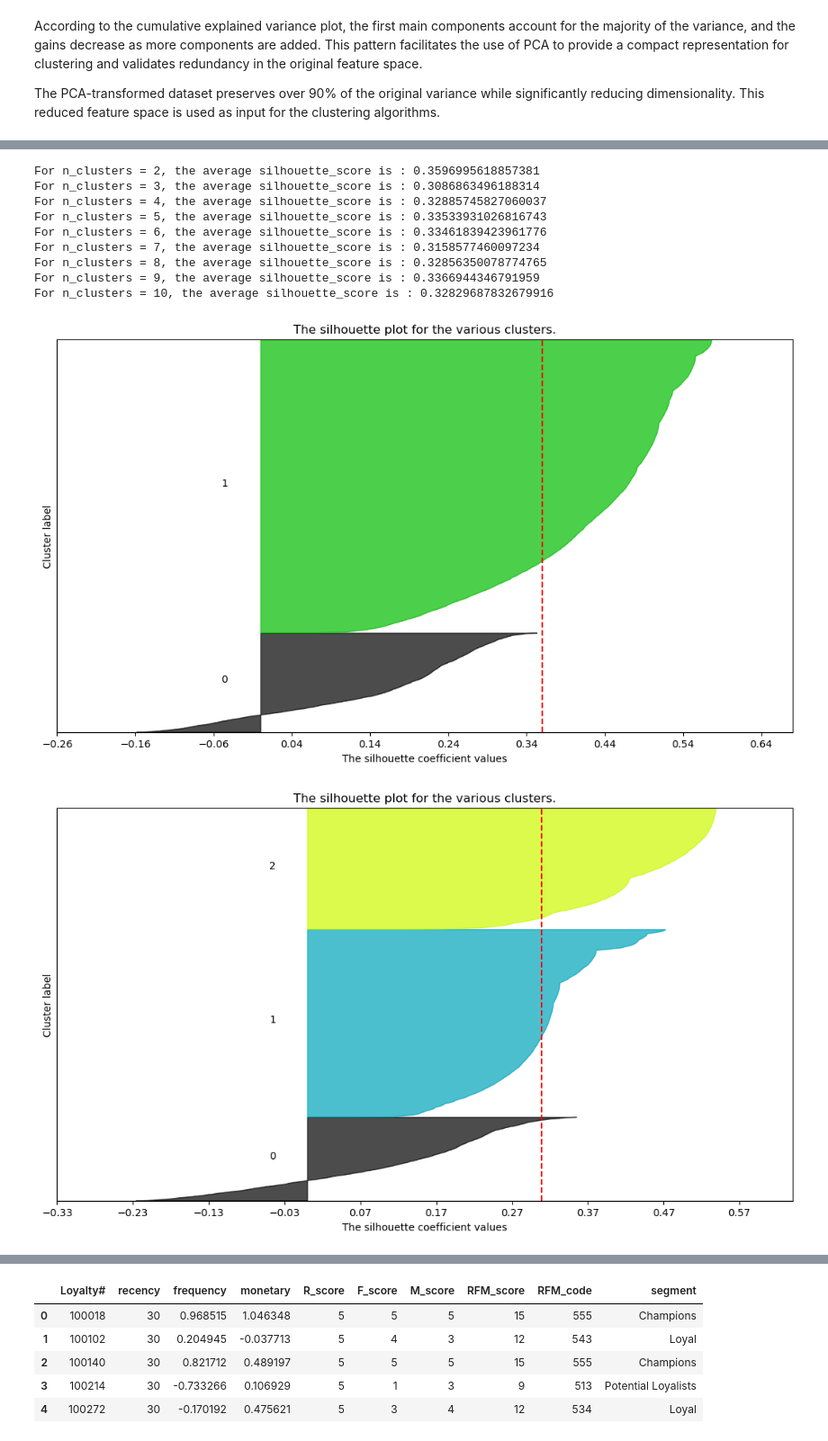
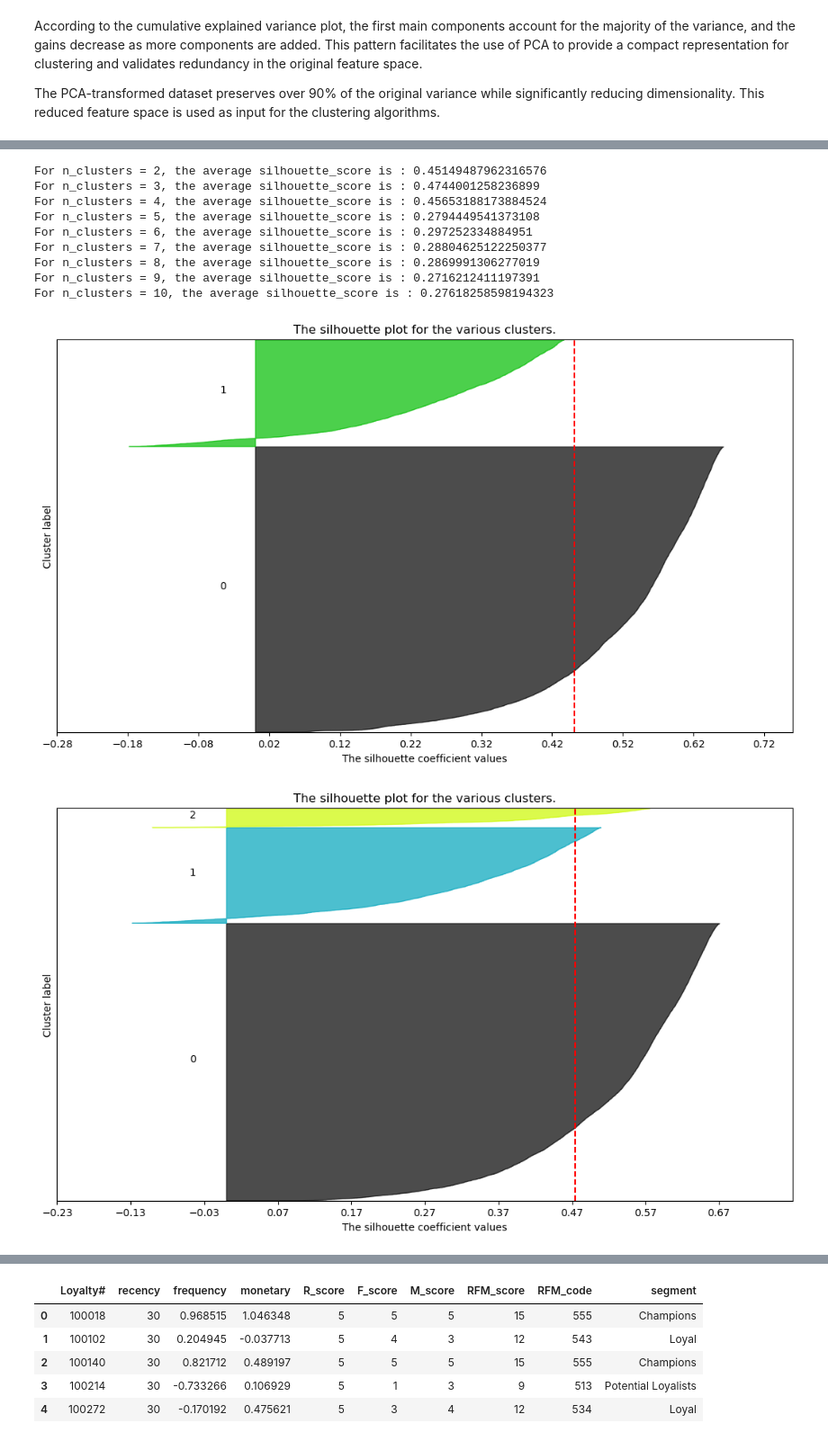
Before and after one commit to ammarCanc/Data-Mining-Project, a Jupyter notebook: Group25_EDA_Code/Group_25_combined_with_VBS.ipynb, the cells around one changed output, grey strips where cells are left out. Shown at 90% size. Cells and saved outputs as stored; diff of their text form; code cells hidden in the pictures.

```diff
--- a/Group25_EDA_Code/Group_25_combined_with_VBS.ipynb
+++ b/Group25_EDA_Code/Group_25_combined_with_VBS.ipynb
@@ -859,14 +864,12 @@ memory usage: 4.0+ MB
 # %%
 cols_to_drop = [
-    "customer_lifetime_value",
     "PointsRedeemed",
-    "NumFlights",
     "NumFlightsWithCompanions",
     "DistanceKM",
     "tenure_months",
-    "income",
     "avg_distance_per_flight",
-    "redeem_ratio"
+    "redeem_ratio",
+    "NumFlights"
 ]
 
 fe_df.drop(columns=cols_to_drop, inplace=True)
@@ -1245,25 +1248,21 @@ fe_df_encoded = pd.get_dummies(
 )
 # %%
 ordinal_columns = [
-    'clv_band',
     'points_redeemed_band',
     'num_flights_band',
     'companion_flights_band',
     'avg_distance_per_flight_band',
     'redeem_ratio_band',
     'tenure_band',
-    'income_band'
 ]
 
 ordinal_categories = [
-    ['low_value', 'mid_value', 'high_value', 'very_high_value'],
     ['none', 'low', 'medium', 'high'],
     ['no_travel', 'occasional', 'regular', 'frequent'],
     ['solo_only', 'occasional_companion', 'family_traveler', 'group_traveler'],
     ['no_flights', 'short_haul_traveler', 'medium_haul_traveler', 'long_haul_traveler'],
     ['no_points', 'rare_redeemer', 'light_redeemer', 'active_redeemer', 'heavy_redeemer'],
     ['new_customer', 'established', 'loyal', 'veteran'],
-    ['low_income', 'mid_income', 'upper_mid_income', 'high_income']
 ]
 fe_df_encoded = fe_df_encoded.copy()
 
@@ -1397,5 +1398,5 @@ plot_skewness_grid(fe_df_encoded, numeric_cols)
 # %%
-log_transformed_cols = ['flights_per_month', 'points_per_flight']
+log_transformed_cols = ['flights_per_month', 'points_per_flight', 'customer_lifetime_value']
 fe_df_log = fe_df_encoded.copy()
 
 for col in log_transformed_cols:
@@ -1642,18 +1710,19 @@ memory usage: 3.4+ MB
 # %%
-from sklearn.cluster import KMeans
-from sklearn.metrics import silhouette_score
-import pandas as pd
-import matplotlib.pyplot as plt
-
 df = fe_df_scaled
 
+df["last_active_month"] = pd.to_datetime(df["last_active_month"])
+
+analysis_date = df["last_active_month"].max() + pd.offsets.MonthEnd(1)
+
+df["recency"] = (analysis_date - df["last_active_month"]).dt.days
+
+
 metric_features = [
-    "clv_band",
-    "income_band",
+    "customer_lifetime_value",
+    "flights_per_month",
     "PointsAccumulated",
-    'avg_distance_per_flight_band',
-    'companion_flights_band',
-    'num_flights_band'
+    "points_redeemed_band",
+    "tenure_band"
 ]
 
 range_clusters = range(1, 11)
@@ -1704,7 +1773,7 @@ for nclus in range_clusters:
 
         plt.text(-0.05, y_lower + 0.5 * size_cluster_i, str(i))
 
-        y_lower = y_upper + 10  # 10 for the 0 samples
+        y_lower = y_upper + 10
 
     plt.title("The silhouette plot for the various clusters.")
     plt.xlabel("The silhouette coefficient values")
@@ -1735,11 +1804,11 @@ plt.show()
-For n_clusters = 2, the average silhouette_score is : 0.3596995618857381
-For n_clusters = 3, the average silhouette_score is : 0.3086863496188314
-For n_clusters = 4, the average silhouette_score is : 0.32885745827060037
-For n_clusters = 5, the average silhouette_score is : 0.33533931026816743
-For n_clusters = 6, the average silhouette_score is : 0.33461839423961776
-For n_clusters = 7, the average silhouette_score is : 0.3158577460097234
-For n_clusters = 8, the average silhouette_score is : 0.32856350078774765
-For n_clusters = 9, the average silhouette_score is : 0.3366944346791959
-For n_clusters = 10, the average silhouette_score is : 0.32829687832679916
+For n_clusters = 2, the average silhouette_score is : 0.45149487962316576
+For n_clusters = 3, the average silhouette_score is : 0.4744001258236899
+For n_clusters = 4, the average silhouette_score is : 0.45653188173884524
+For n_clusters = 5, the average silhouette_score is : 0.2794449541373108
+For n_clusters = 6, the average silhouette_score is : 0.297252334884951
+For n_clusters = 7, the average silhouette_score is : 0.28804625122250377
+For n_clusters = 8, the average silhouette_score is : 0.2869991306277019
+For n_clusters = 9, the average silhouette_score is : 0.2716212411197391
+For n_clusters = 10, the average silhouette_score is : 0.27618258598194323
-[figure, old version]
+[figure, new version]
-[figure, old version]
+[figure, new version]
```
Also changed, not shown: parts of 44 cells of this notebook.
